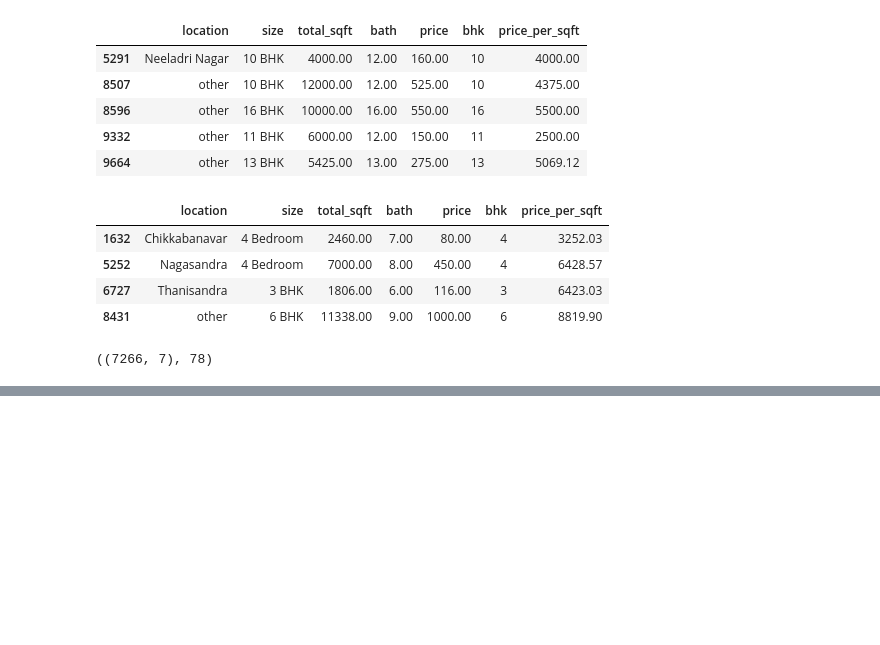
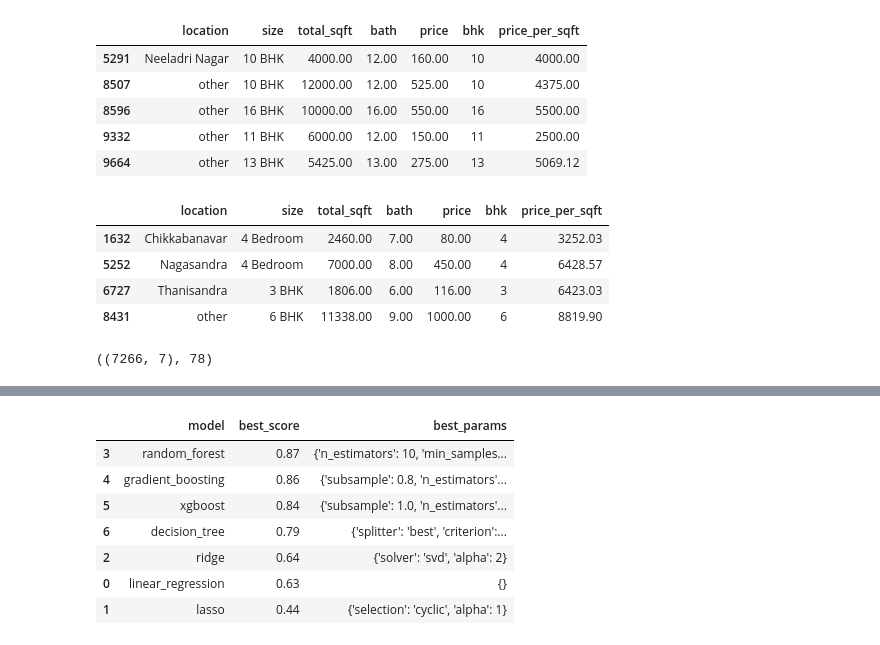
Before and after one commit to AbdeslemHMN/website_prdict_home_price, a Jupyter notebook: model/model.ipynb, the cells around one changed output, grey strips where cells are left out. Drawn from its saved outputs; the diff is of its cells as text; code cells hidden in the pictures; blank space fills up the shorter version.

```diff
--- a/model/model.ipynb
+++ b/model/model.ipynb
@@ -664,0 +684,5 @@ df10 = df9.drop(['size', 'price_per_sqft'], axis='columns')  # Drop unnecessary
+# %%
+data = df10.copy()  # Create a copy of the DataFrame for further processing
+# %%
+X = data.drop('price', axis='columns')  # Features
+y = data['price']  # Target variable
@@ -664,0 +703,5 @@ df10 = df9.drop(['size', 'price_per_sqft'], axis='columns')  # Drop unnecessary
+# %%
+from sklearn.model_selection import ShuffleSplit
+from sklearn.model_selection import cross_val_score
+cv = ShuffleSplit(n_splits=5, test_size=0.2, random_state=0)  # Create a ShuffleSplit cross-validator
+cross_val_score(LinearRegression(), X, y, cv=cv)  # Perform cross-validation on the model
@@ -664,0 +800,2 @@ df10 = df9.drop(['size', 'price_per_sqft'], axis='columns')  # Drop unnecessary
+# %%
+best_model_df = find_best_model(X, y)  # Find the best model based on cross-validation scores
@@ -664,0 +810,12 @@ df10 = df9.drop(['size', 'price_per_sqft'], axis='columns')  # Drop unnecessary
+# %%
+pd.set_option('display.max_colwidth', None)
+best_model_df
+# %% [output]
+|  | model | best_score | best_params |
+| 3 | random_forest | 0.87 | {'n_estimators': 10, 'min_samples... |
+| 4 | gradient_boosting | 0.86 | {'subsample': 0.8, 'n_estimators'... |
+| 5 | xgboost | 0.84 | {'subsample': 1.0, 'n_estimators'... |
+| 6 | decision_tree | 0.79 | {'splitter': 'best', 'criterion':... |
+| 2 | ridge | 0.64 | {'solver': 'svd', 'alpha': 2} |
+| 0 | linear_regression | 0.63 | {} |
+| 1 | lasso | 0.44 | {'selection': 'cyclic', 'alpha': 1} |
```
Also changed, not shown: parts of 13 cells of this notebook.
